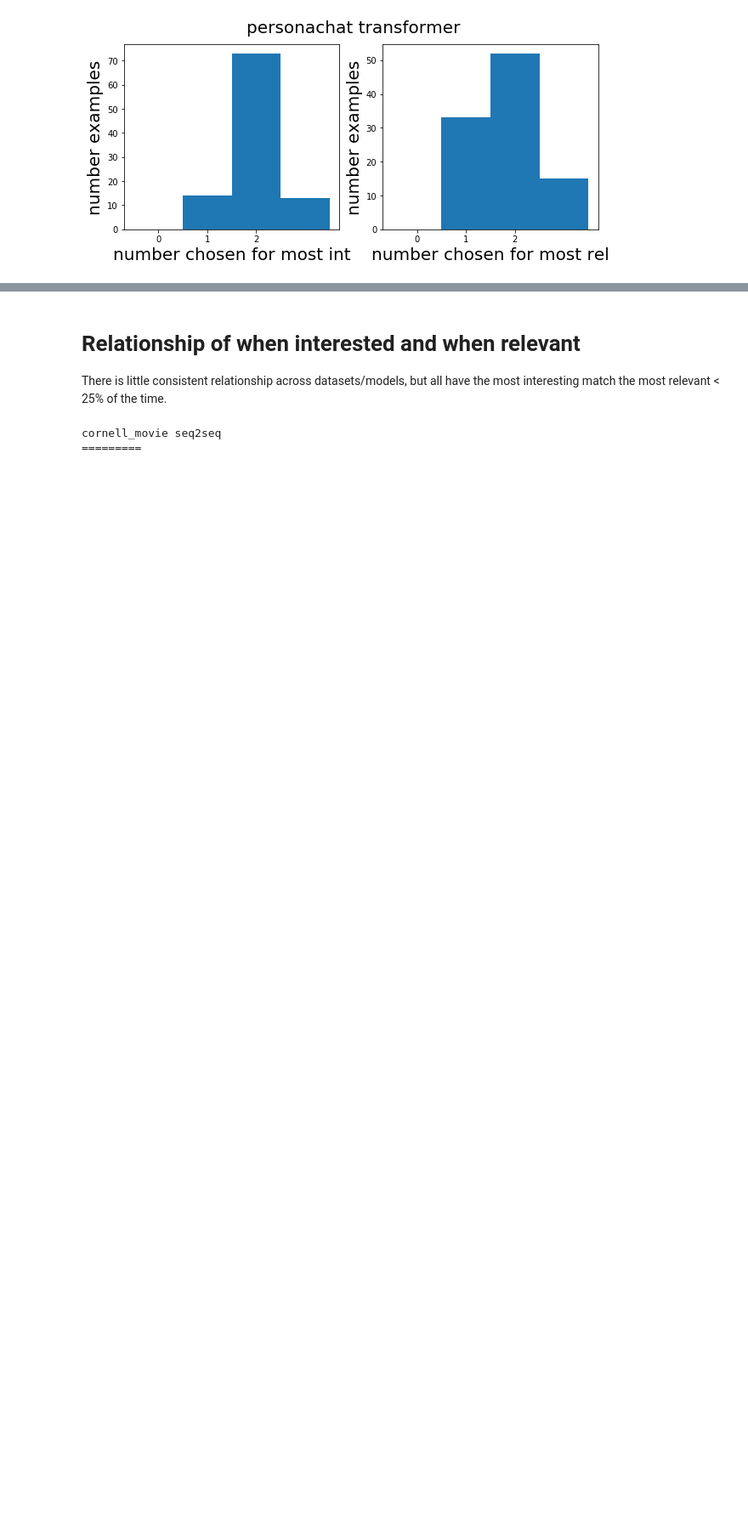
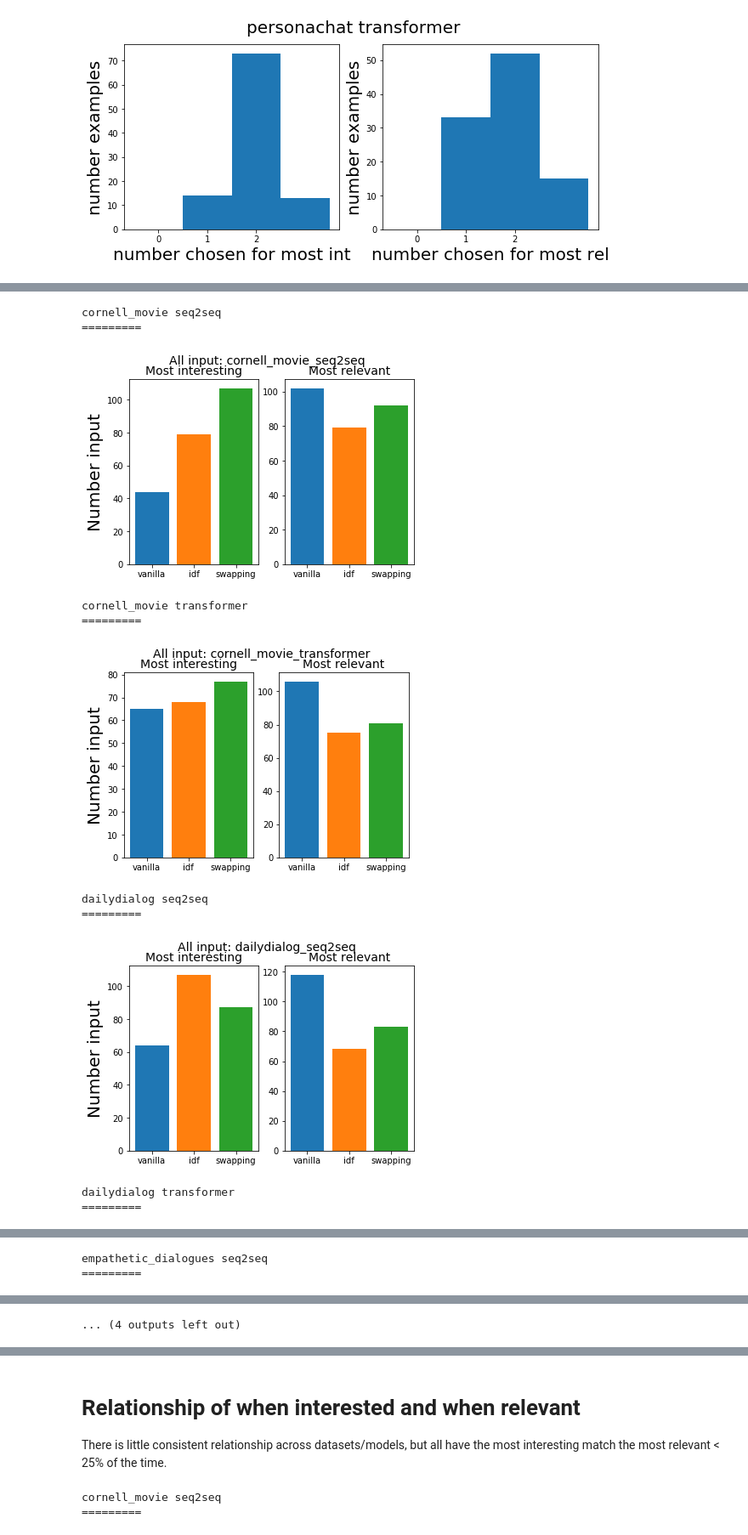
Before and after one commit to odemasi/ParlAI, a Jupyter notebook: evaluation/Explore_turk_results_v2.ipynb, the cells around one changed output, grey strips where cells are left out. Shown: that part at 85% size. Drawn from its saved outputs; the diff is of its cells as text; code cells hidden in the pictures; blank space fills up the shorter version.

```diff
--- a/evaluation/Explore_turk_results_v2.ipynb
+++ b/evaluation/Explore_turk_results_v2.ipynb
@@ -281,0 +319,60 @@ for (dataset, model), setting_df in choice_df.groupby(['dataset', 'model']):
+# %%
+for (dataset, model), setting_df in choice_df.groupby(['dataset', 'model']):
+
+    some_int = (~setting_df['none_int'])
+    some_rel = (~setting_df['none_rel'])
+
+    int_df = setting_df[some_int]
+    rel_df = setting_df[some_rel]
+
+
+    print(dataset, model)
+    print('=========')
+    data_model_key = '%s_%s' % (dataset, model)
+
+    fig, ax = plt.subplots(1, 2)
+    for m, method in enumerate(method_order):
+        ax[0].bar(m, np.sum(int_df['most_int'] == method))
+        ax[1].bar(m, np.sum(rel_df['most_rel'] == method))
+
+
+    ax[0].set_xticks(np.arange(3))
+    ax[0].set_xticklabels(method_order)
+    ax[0].set_title('Most interesting', fontsize=14)
+    ax[0].set_ylabel('Number input', fontsize=20)
+#     ax[0].set_title('%s %s' % (dataset, model), fontsize=20)
+#     plt.show()
+
+    ax[1].set_title('Most relevant', fontsize=14)
+#     ax[1].set_ylabel('Number examples', fontsize=20)
+#     ax[1].set_title('%s %s' % (dataset, model), fontsize=20)
+    ax[1].set_xticks(np.arange(3))
+    ax[1].set_xticklabels(method_order)
+
+
+#     cross_mat = np.NaN * np.zeros((len(method_order), len(method_order)))
+#     for i, m1 in enumerate(method_order):
+#         for j, m2 in enumerate(method_order):
+#             cross_mat[i,j] = np.sum((df['most_int'] == m1) & (df['most_rel'] == m2))
+
+#     plt.pcolor(cross_mat, vmin=0, vmax=50)
+#     plt.xticks(.5 + np.arange(len(method_order)), method_order)
+#     plt.yticks(.5 + np.arange(len(method_order)), method_order)
+#     plt.xlabel('Selected as most relevant')
+#     plt.ylabel('Selected as most interesting')
+#     plt.colorbar(label='Number of examples')
+#     ind = np.arange(len(method_order))
+    plt.suptitle('All input: %s' % (data_model_key, ), fontsize=14)
+    plt.show()
+# %% [output]
+cornell_movie seq2seq
+=========
+[figure, added]
+cornell_movie transformer
+=========
+[figure, added]
+dailydialog seq2seq
+=========
+[figure, added]
+dailydialog transformer
+=========
@@ -281,0 +380,2 @@ for (dataset, model), setting_df in choice_df.groupby(['dataset', 'model']):
+empathetic_dialogues seq2seq
+=========
@@ -281,0 +386 @@ for (dataset, model), setting_df in choice_df.groupby(['dataset', 'model']):
+... (4 outputs left out)
```
Also changed, not shown: parts of 13 cells of this notebook.
